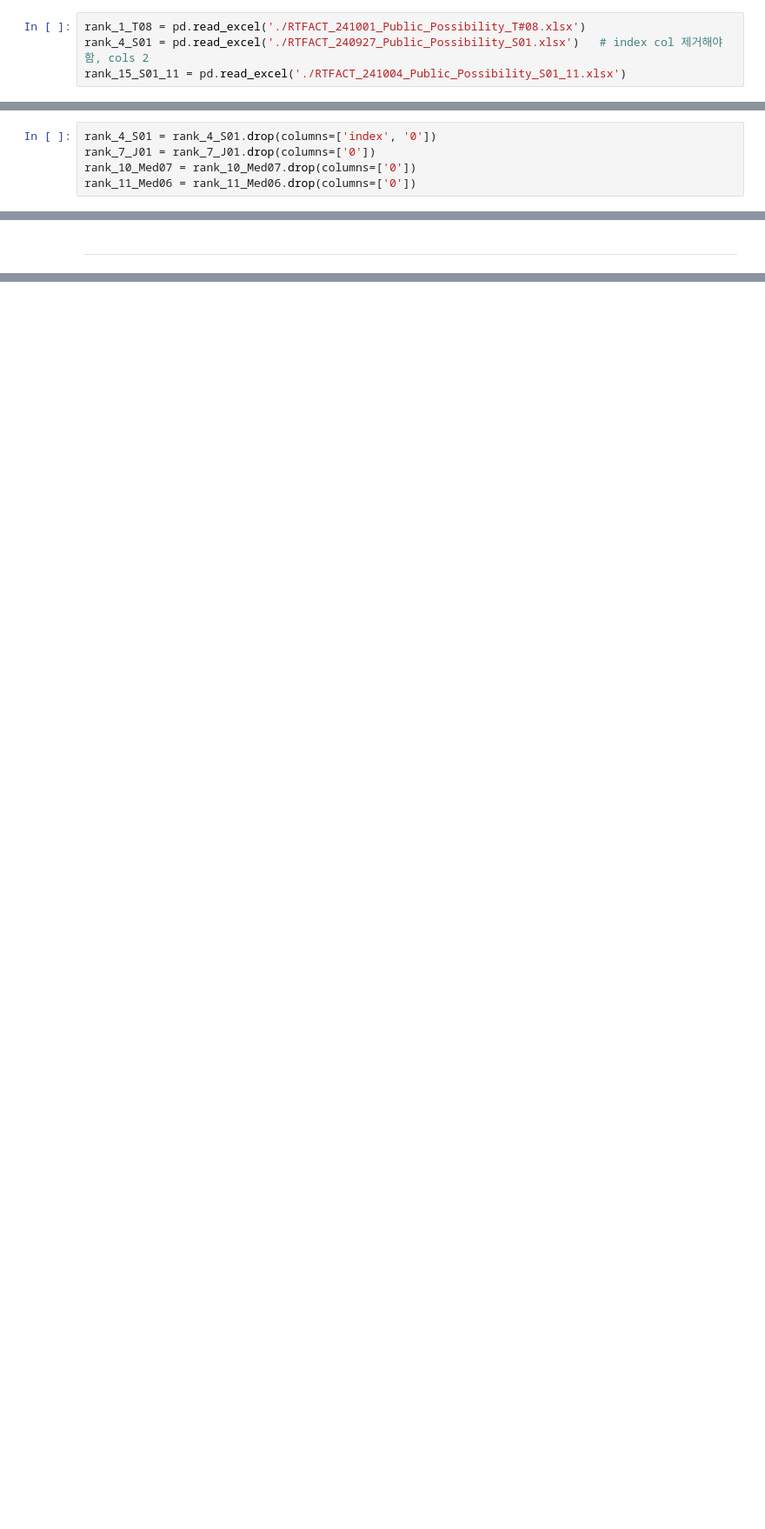
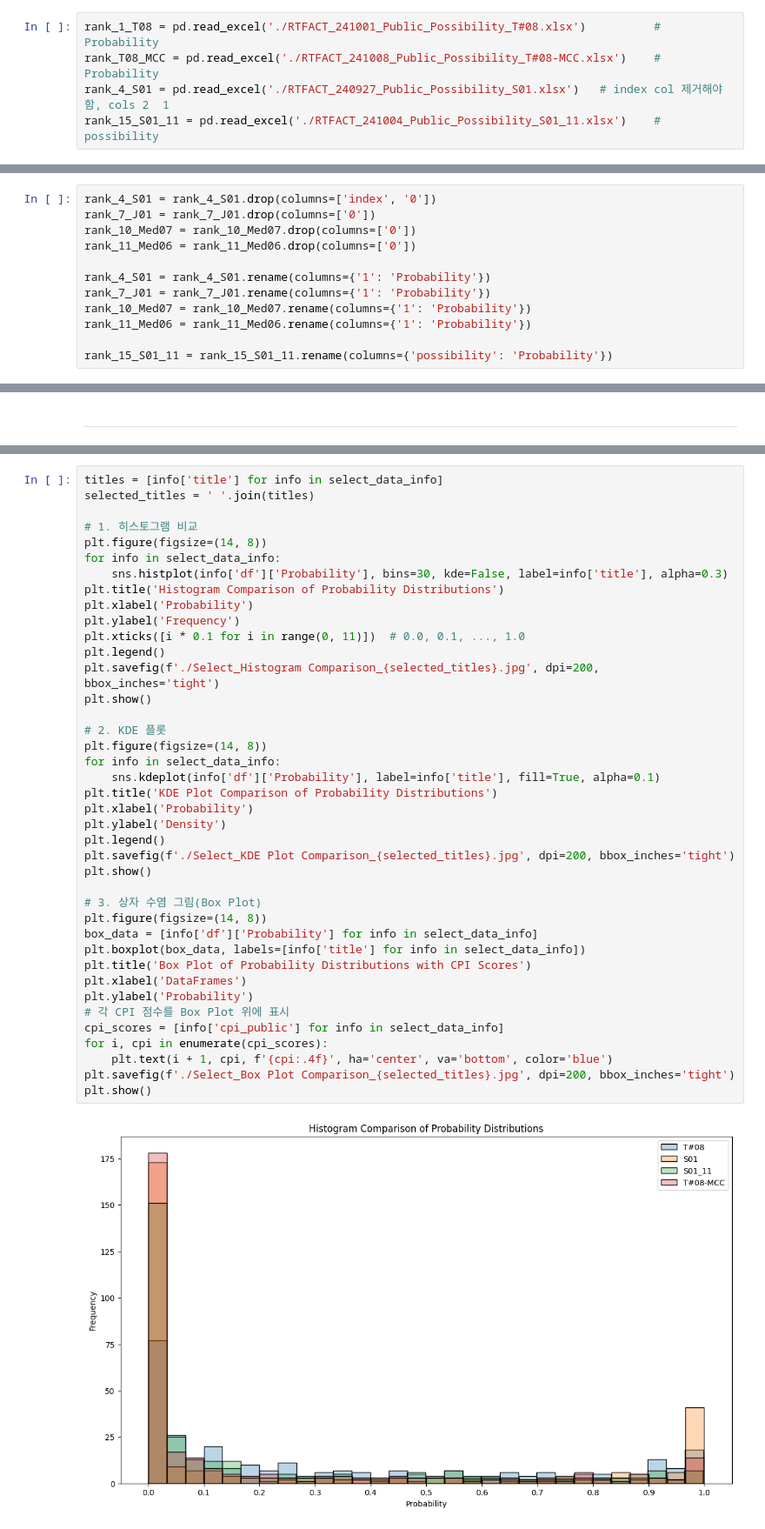
Before and after one commit to LEEHM97/Artifact-Detection-In-ECG, a Jupyter notebook: EDA/result_analysis.ipynb, the cells around one changed output, grey strips where cells are left out. Shown at 87% size. Saved outputs shown, nothing was run; the diff lists cells and outputs as text; blank space fills up the shorter version.

```diff
--- a/EDA/result_analysis.ipynb
+++ b/EDA/result_analysis.ipynb
@@ -7,9 +7,10 @@ import seaborn as sns
 # %% [markdown]
 ### 제출 LB
 # %%
-rank_1_T08 = pd.read_excel('./RTFACT_241001_Public_Possibility_T#08.xlsx')
-rank_4_S01 = pd.read_excel('./RTFACT_240927_Public_Possibility_S01.xlsx')   # index col 제거해야함, cols 2
-rank_15_S01_11 = pd.read_excel('./RTFACT_241004_Public_Possibility_S01_11.xlsx')
+rank_1_T08 = pd.read_excel('./RTFACT_241001_Public_Possibility_T#08.xlsx')          # Probability
+rank_T08_MCC = pd.read_excel('./RTFACT_241008_Public_Possibility_T#08-MCC.xlsx')    # Probability
+rank_4_S01 = pd.read_excel('./RTFACT_240927_Public_Possibility_S01.xlsx')   # index col 제거해야함, cols 2  1
+rank_15_S01_11 = pd.read_excel('./RTFACT_241004_Public_Possibility_S01_11.xlsx')    # possibility
 # %% [markdown]
 ### 미제출 LB
 # %%
@@ -24,3 +25,10 @@ rank_4_S01 = rank_4_S01.drop(columns=['index', '0'])
 rank_7_J01 = rank_7_J01.drop(columns=['0'])
 rank_10_Med07 = rank_10_Med07.drop(columns=['0'])
 rank_11_Med06 = rank_11_Med06.drop(columns=['0'])
+
+rank_4_S01 = rank_4_S01.rename(columns={'1': 'Probability'})
+rank_7_J01 = rank_7_J01.rename(columns={'1': 'Probability'})
+rank_10_Med07 = rank_10_Med07.rename(columns={'1': 'Probability'})
+rank_11_Med06 = rank_11_Med06.rename(columns={'1': 'Probability'})
+
+rank_15_S01_11 = rank_15_S01_11.rename(columns={'possibility': 'Probability'})
@@ -186,0 +206,42 @@ plt.show()
+# %%
+titles = [info['title'] for info in select_data_info]
+selected_titles = ' '.join(titles)
+
+# 1. 히스토그램 비교
+plt.figure(figsize=(14, 8))
+for info in select_data_info:
+    sns.histplot(info['df']['Probability'], bins=30, kde=False, label=info['title'], alpha=0.3)
+plt.title('Histogram Comparison of Probability Distributions')
+plt.xlabel('Probability')
+plt.ylabel('Frequency')
+plt.xticks([i * 0.1 for i in range(0, 11)])  # 0.0, 0.1, ..., 1.0
+plt.legend()
+plt.savefig(f'./Select_Histogram Comparison_{selected_titles}.jpg', dpi=200, bbox_inches='tight')
+plt.show()
+
+# 2. KDE 플롯
+plt.figure(figsize=(14, 8))
+for info in select_data_info:
+    sns.kdeplot(info['df']['Probability'], label=info['title'], fill=True, alpha=0.1)
+plt.title('KDE Plot Comparison of Probability Distributions')
+plt.xlabel('Probability')
+plt.ylabel('Density')
+plt.legend()
+plt.savefig(f'./Select_KDE Plot Comparison_{selected_titles}.jpg', dpi=200, bbox_inches='tight')
+plt.show()
+
+# 3. 상자 수염 그림(Box Plot)
+plt.figure(figsize=(14, 8))
+box_data = [info['df']['Probability'] for info in select_data_info]
+plt.boxplot(box_data, labels=[info['title'] for info in select_data_info])
+plt.title('Box Plot of Probability Distributions with CPI Scores')
+plt.xlabel('DataFrames')
+plt.ylabel('Probability')
+# 각 CPI 점수를 Box Plot 위에 표시
+cpi_scores = [info['cpi_public'] for info in select_data_info]
+for i, cpi in enumerate(cpi_scores):
+    plt.text(i + 1, cpi, f'{cpi:.4f}', ha='center', va='bottom', color='blue')
+plt.savefig(f'./Select_Box Plot Comparison_{selected_titles}.jpg', dpi=200, bbox_inches='tight')
+plt.show()
+# %% [output]
+[figure, added]
```
Also changed, not shown: parts of 12 cells of this notebook.
